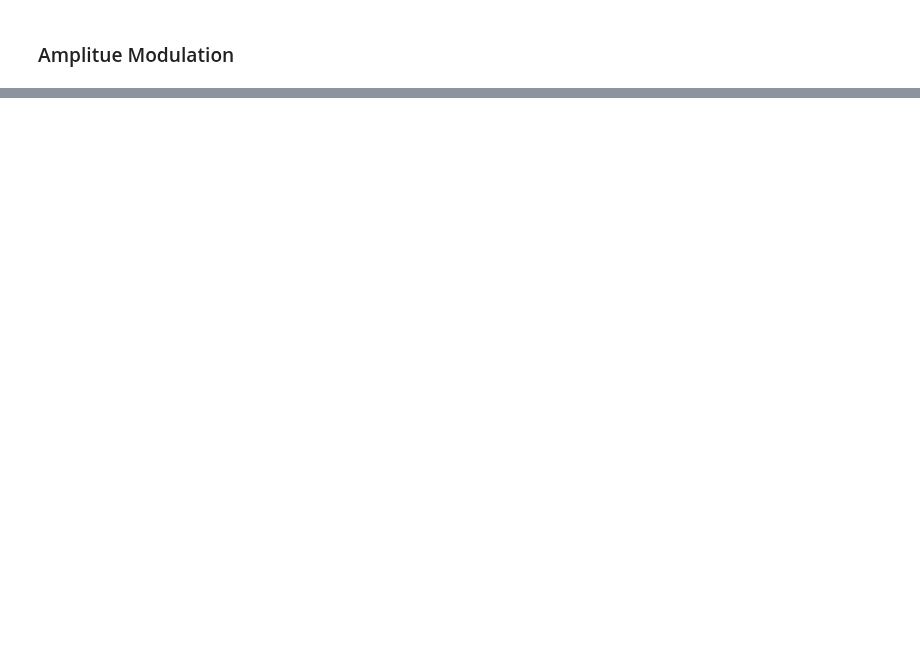
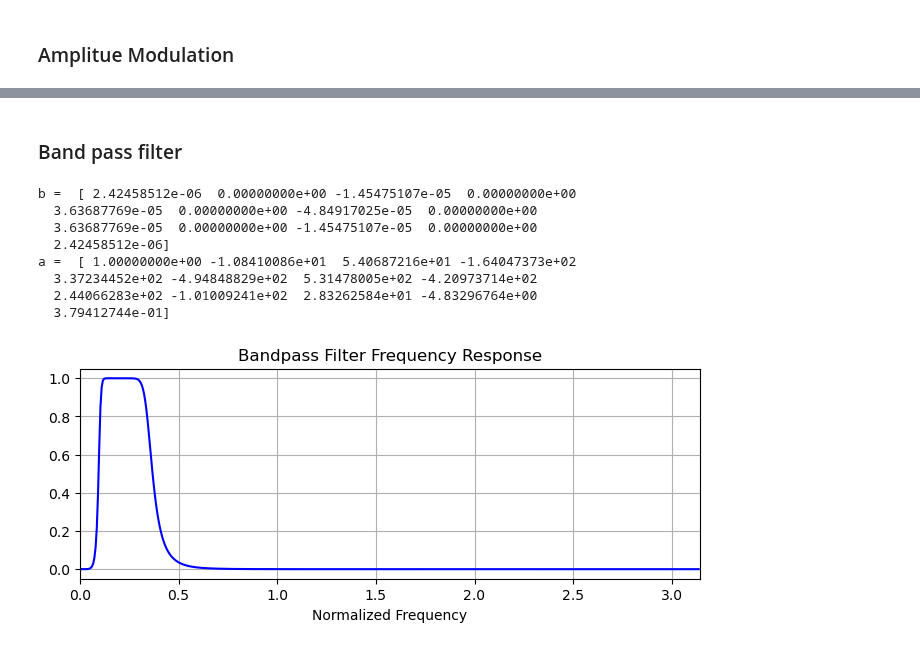
Before and after one commit to tacticstactics/Optical-pulse-broadening, a Jupyter notebook: pulse_broadening_in_optical_filter_main.ipynb, the cells around one changed output, grey strips where cells are left out. Cells and saved outputs as stored; diff of their text form; code cells hidden in the pictures; blank space fills up the shorter version.

```diff
--- a/pulse_broadening_in_optical_filter_main.ipynb
+++ b/pulse_broadening_in_optical_filter_main.ipynb
@@ -162,0 +163,74 @@ t_step [s]
+# %% [markdown]
+### Band pass filter
+# %%
+
+norm_freqcol = np.linspace(-1*np.pi, 1*np.pi, 2*samplerate, endpoint=False)
+
+# Setting standard filter requirements.
+order = 6
+lowcut = 0.1 / np.pi # [Normalized Frequency. 0 to 1]
+highcut = 0.35 / np.pi
+
+b, a = butter(order, [lowcut,highcut], btype='bandpass')
+
+print('b = ', b)
+print('a = ', a)
+
+# Plotting the frequency response.
+w, h = freqz(b, a) # scipy.signal.freqz: Digital Filter
+
+fig1 = plt.figure(figsize = (8,6), facecolor='white')
+ax1_1 = fig1.add_subplot(2, 1, 1)
+
+#ax1_1.plot(0.5*freq_sampling*w/np.pi, np.abs(h), 'b')
+ax1_1.plot(w, np.abs(h), 'b')
+#ax1_1.stem(norm_freqcol, 0.003*np.abs(Shifted_fft_Mixed_AM_signalcol),"r",label='Shifted_fft_Mixed_AM_signalcol')
+
+#ax1_1.plot(lowcut, 0.5*np.sqrt(2), 'ko')
+#ax1_1.axvline(lowcut, color='k')
+ax1_1.set_title("Bandpass Filter Frequency Response")
+ax1_1.set_xlim(0, np.pi)
+
+ax1_1.set_xlabel('Normalized Frequency')
+ax1_1.grid()
+
+#ax1_1.stem(Shifted_f, np.abs(Shifted_fft_SelfMixed_carrier_wavecol),"k",label='Shifted_fft_SelfMixed_carrier_wavecol')
+
+#ax1_2 = fig1.add_subplot(2, 1, 2)
+#ax1_2.plot(w, np.angle(h), 'g')
+
+#filtered_data1 = lfilter(b, a, Mixed_AM_signalcol) # scipy.signal.lfilter
+
+
+#fig3 = plt.figure(figsize = (8,5), facecolor='white')
+#ax3_1 = fig3.add_subplot(3, 1, 1)
+#ax3_1.plot(tcol,analog_signal, ".-", color="r",label='original signal')
+#ax3_1.legend()
+#ax3_1.set_title("Superheterodyne Time domain")
+
+#ax3_2 = fig3.add_subplot(3, 1, 2)
+
+#ax3_2.plot(tcol, Mixed_AM_signalcol, 'b-', label='Unfiltered data')
+#ax3_2.legend()
+
+#ax3_3 = fig3.add_subplot(3, 1, 3)
+
+#ax3_3.plot(tcol, filtered_data1, 'g.-', linewidth=2, label='Filtered data')
+
+#ax3_3.plot(tcol, (np.abs(filtered_data1))**2, 'g-', linewidth=2, label='Filtered data')
+
+#ax3_3.set_xlabel('Time [sec]')
+#ax3_3.grid()
+#ax3_3.legend()
+
+#plt.subplots_adjust(hspace=0.35)
+# %% [output]
+b =  [ 2.42458512e-06  0.00000000e+00 -1.45475107e-05  0.00000000e+00
+  3.63687769e-05  0.00000000e+00 -4.84917025e-05  0.00000000e+00
+  3.63687769e-05  0.00000000e+00 -1.45475107e-05  0.00000000e+00
+  2.42458512e-06]
+a =  [ 1.00000000e+00 -1.08410086e+01  5.40687216e+01 -1.64047373e+02
+  3.37234452e+02 -4.94848829e+02  5.31478005e+02 -4.20973714e+02
+  2.44066283e+02 -1.01009241e+02  2.83262584e+01 -4.83296764e+00
+  3.79412744e-01]
+[figure, added]
```
Also changed, not shown: parts of 1 cell of this notebook.
